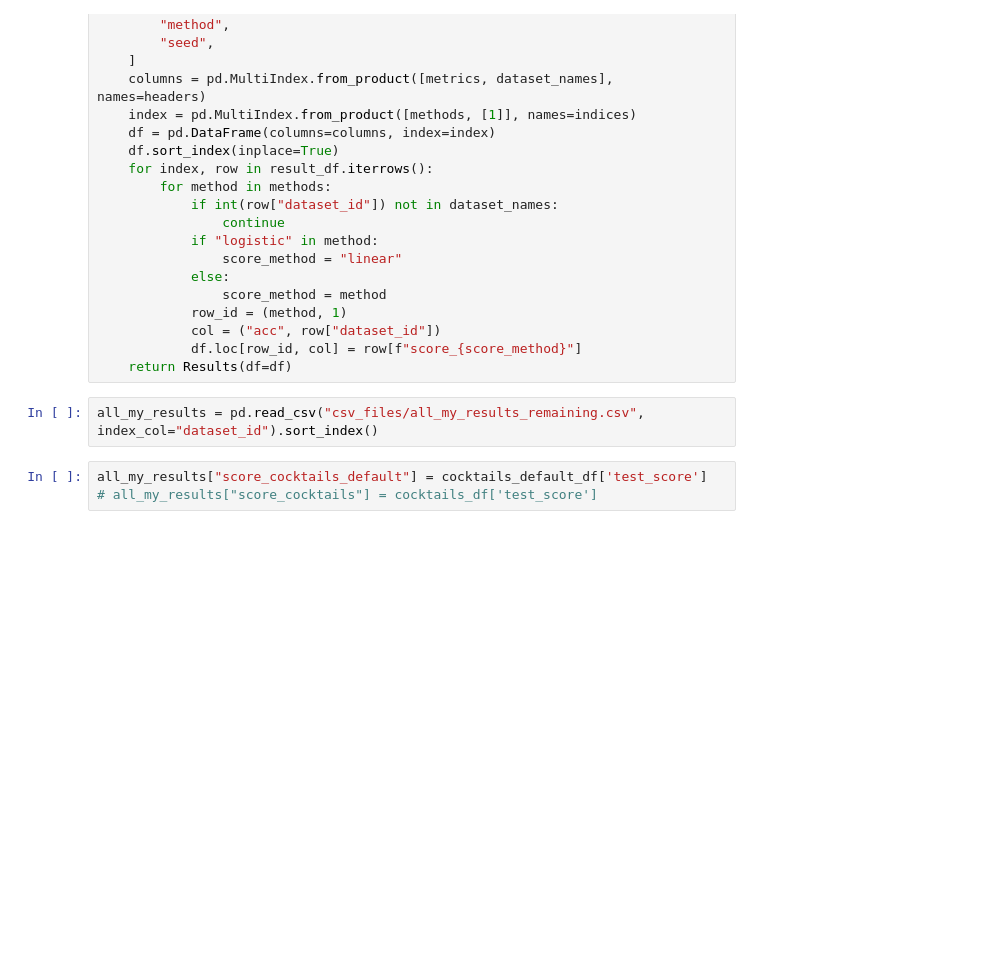
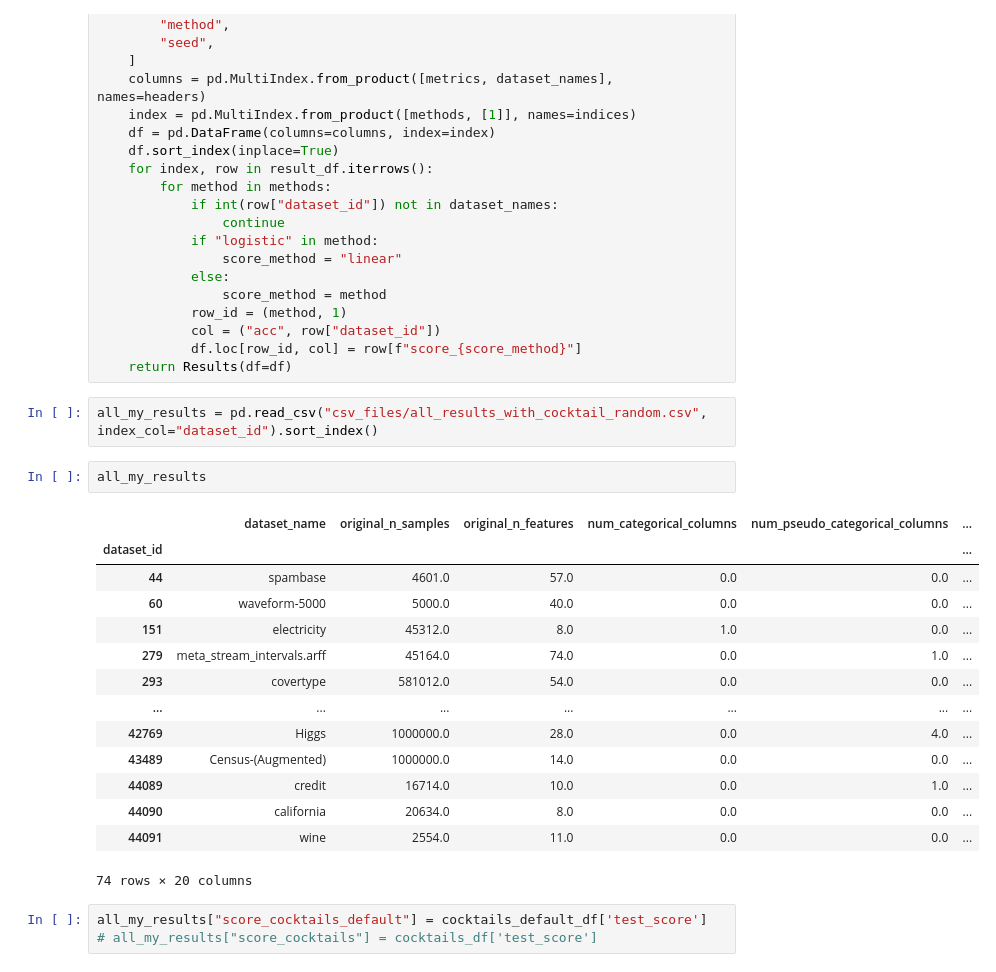
Before and after one commit to ravinkohli/tabular-benchmark, a Jupyter notebook: autopytorch_defaults copy.ipynb, the cells around one changed output. Drawn from its saved outputs; the diff is of its cells as text; blank space fills up the shorter version.

```diff
--- a/autopytorch_defaults copy.ipynb
+++ b/autopytorch_defaults copy.ipynb
@@ -45,7 +45,24 @@ def get_result(methods, metrics, dataset_names, result_df):
             df.loc[row_id, col] = row[f"score_{score_method}"]
     return Results(df=df)
 # %%
-all_my_results = pd.read_csv("csv_files/all_my_results_remaining.csv", index_col="dataset_id").sort_index()
+all_my_results = pd.read_csv("csv_files/all_results_with_cocktail_random.csv", index_col="dataset_id").sort_index()
+# %%
+all_my_results
+# %% [output]
+|  | dataset_name | original_n_samples | original_n_features | num_categorical_columns | num_pseudo_categorical_columns | ... |
+| dataset_id |  |  |  |  |  | ... |
+| 44 | spambase | 4601.0 | 57.0 | 0.0 | 0.0 | ... |
+| 60 | waveform-5000 | 5000.0 | 40.0 | 0.0 | 0.0 | ... |
+| 151 | electricity | 45312.0 | 8.0 | 1.0 | 0.0 | ... |
+| 279 | meta_stream_intervals.arff | 45164.0 | 74.0 | 0.0 | 1.0 | ... |
+| 293 | covertype | 581012.0 | 54.0 | 0.0 | 0.0 | ... |
+| ... | ... | ... | ... | ... | ... | ... |
+| 42769 | Higgs | 1000000.0 | 28.0 | 0.0 | 4.0 | ... |
+| 43489 | Census-(Augmented) | 1000000.0 | 14.0 | 0.0 | 0.0 | ... |
+| 44089 | credit | 16714.0 | 10.0 | 0.0 | 1.0 | ... |
+| 44090 | california | 20634.0 | 8.0 | 0.0 | 0.0 | ... |
+| 44091 | wine | 2554.0 | 11.0 | 0.0 | 0.0 | ... |
+74 rows × 20 columns
 # %%
 all_my_results["score_cocktails_default"] = cocktails_default_df['test_score']
 # all_my_results["score_cocktails"] = cocktails_df['test_score']
```
Also changed, not shown: parts of 6 cells of this notebook, 22 other files.
